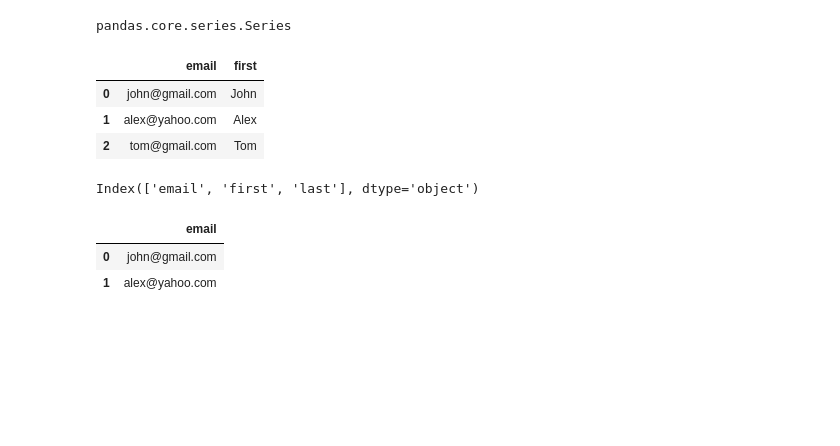
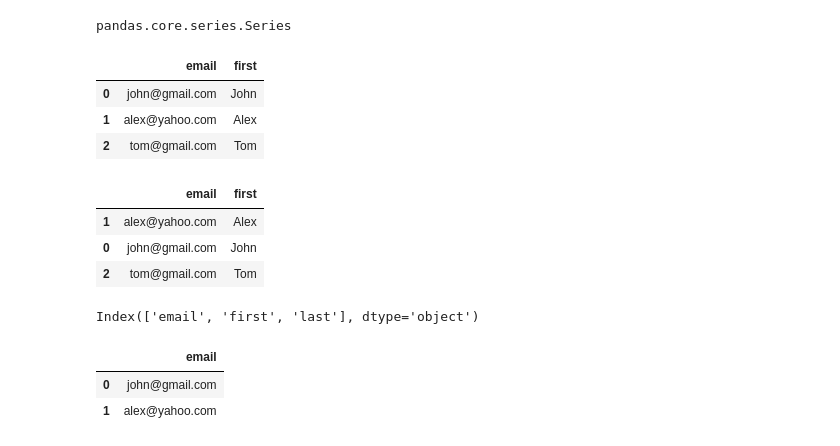
Before and after one commit to AbhishekMaity001/Python-Code-Snippets, a Jupyter notebook: Pandas/Pandas codes-1.ipynb, the cells around one changed output. Drawn from its saved outputs; the diff is of its cells as text; code cells hidden in the pictures; blank space fills up the shorter version.

```diff
--- a/Pandas/Pandas codes-1.ipynb
+++ b/Pandas/Pandas codes-1.ipynb
@@ -85,6 +94,13 @@ df[['email','first']]
 | 0 | john@gmail.com | John |
 | 1 | alex@yahoo.com | Alex |
 | 2 | tom@gmail.com | Tom |
+# %%
+df[['email','first']].sort_values(by='first')
+# %% [output]
+|  | email | first |
+| 1 | alex@yahoo.com | Alex |
+| 0 | john@gmail.com | John |
+| 2 | tom@gmail.com | Tom |
 # %%
 df.columns.sort_values()
 # %% [output]
```
Also changed, not shown: parts of 11 cells of this notebook, 3 other files.
